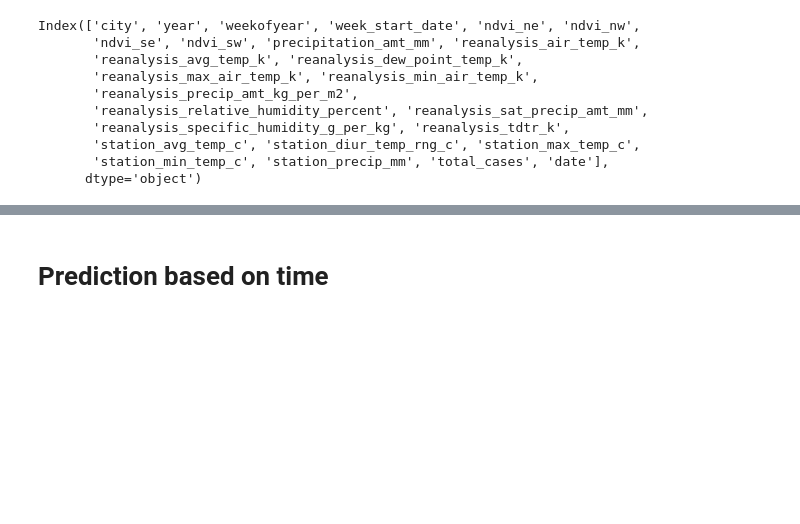
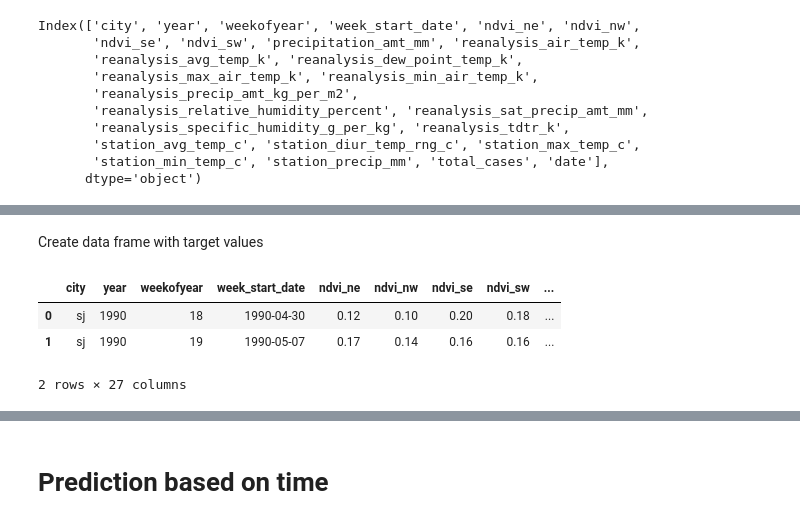
Before and after one commit to Andriianova-Elena/projects-in-python, a Jupyter notebook: DengAI.ipynb, the cells around one changed output, grey strips where cells are left out. Saved outputs shown, nothing was run; the diff lists cells and outputs as text; code cells hidden in the pictures; blank space fills up the shorter version.

```diff
--- a/DengAI.ipynb
+++ b/DengAI.ipynb
@@ -277,0 +265,21 @@ Index(['city', 'year', 'weekofyear', 'week_start_date', 'ndvi_ne', 'ndvi_nw',
+# %%
+
+data = pd.concat([data[col] - 273.15 if (col.find("_c") != -1) else data[col] for col in data], 1)
+data.columns = data.columns.str.replace('_c','_k')
+
+data_test_final = pd.concat([data_test_final[col] - 273.15 if (col.find("_c") != -1) else data_test_final[col] for col in data_test_final], 1)
+data_test_final.columns = data_test_final.columns.str.replace('_c','_k')
+
+#add column month of year
+data['monthofyear'] = pd.DatetimeIndex(data['week_start_date']).month
+data_test_final['monthofyear'] = pd.DatetimeIndex(data_test_final['week_start_date']).month      #data_test_final['monthofyear'] = pd.DatetimeIndex(data_test_final['week_start_date']).month
+# %% [markdown]
+Create data frame with target values
+# %%
+data_train =  pd.merge(data,labels,on=['city', 'year', 'weekofyear'],how='right')
+data_train.head(2)
+# %% [output]
+|  | city | year | weekofyear | week_start_date | ndvi_ne | ndvi_nw | ndvi_se | ndvi_sw | ... |
+| 0 | sj | 1990 | 18 | 1990-04-30 | 0.12 | 0.10 | 0.20 | 0.18 | ... |
+| 1 | sj | 1990 | 19 | 1990-05-07 | 0.17 | 0.14 | 0.16 | 0.16 | ... |
+2 rows × 27 columns
```
Also changed, not shown: parts of 29 cells of this notebook.
